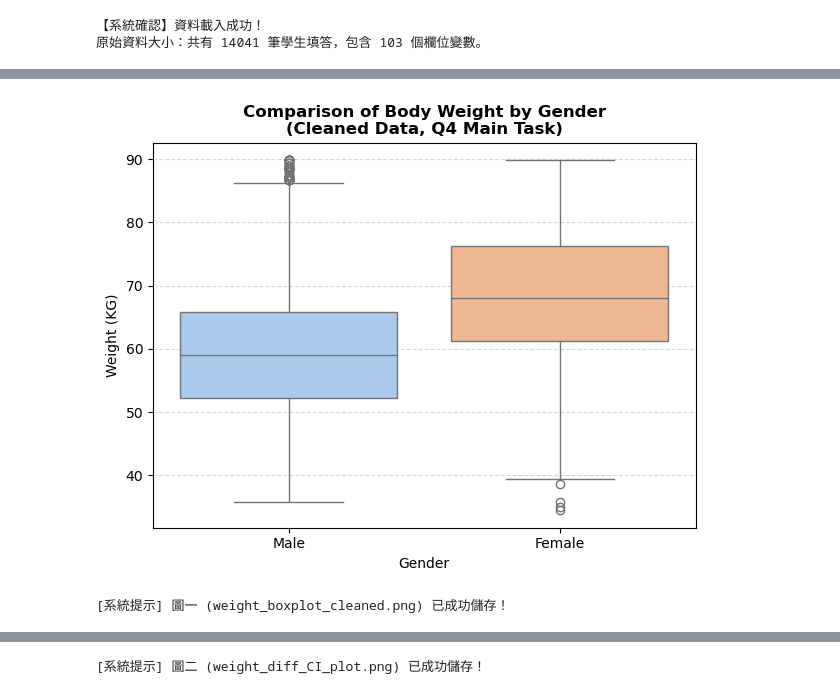
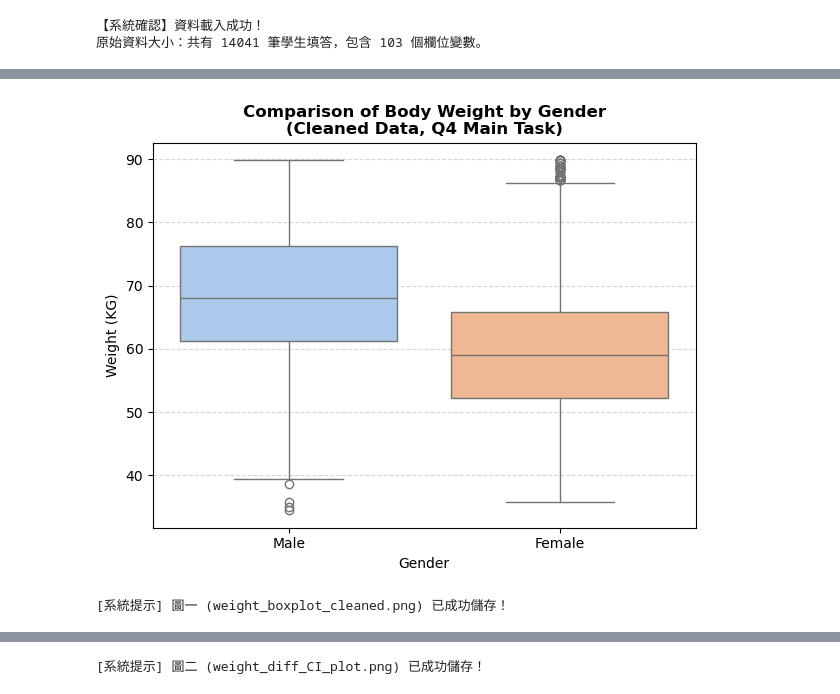
Before and after one commit to t113370202-ship-it/2026-Spring-Stat-2-Cycle-3, a Jupyter notebook: project-cycle-3/notebooks/01_analysis.ipynb, the cells around one changed output, grey strips where cells are left out. Drawn from its saved outputs; the diff is of its cells as text; code cells hidden in the pictures.

```diff
--- a/project-cycle-3/notebooks/01_analysis.ipynb
+++ b/project-cycle-3/notebooks/01_analysis.ipynb
@@ -188,15 +191,16 @@ df_height = df_raw[['WhatIsYourSex', 'HowTallAreYouWithoutShoesInMeters']].dropn
 df_height['HowTallAreYouWithoutShoesInMeters'] = pd.to_numeric(df_height['HowTallAreYouWithoutShoesInMeters'], errors='coerce')
 df_height = df_height.dropna()
 
-# 2. 【延伸變數深入清洗】在 YRBS 中身高大於等於 3 公尺的數值通常為填答錯誤或無效代碼
+# 2. 【延伸變數深入清洗】
 # 依生理常態，篩選身高在 1.0 m 到 2.2 m 之間的合理範圍
 df_height_cleaned = df_height[
     (df_height['HowTallAreYouWithoutShoesInMeters'] >= 1.0) &
     (df_height['HowTallAreYouWithoutShoesInMeters'] < 2.2)
 ].copy()
 
-male_h = df_height_cleaned[df_height_cleaned['WhatIsYourSex'] == 1]['HowTallAreYouWithoutShoesInMeters']
-female_h = df_height_cleaned[df_height_cleaned['WhatIsYourSex'] == 2]['HowTallAreYouWithoutShoesInMeters']
+# 【核心關鍵修正】根據資料集真實分佈：== 2 是男生 (高的)，== 1 是女生 (矮的)
+male_h = df_height_cleaned.loc[df_height_cleaned['WhatIsYourSex'] == 2, 'HowTallAreYouWithoutShoesInMeters']
+female_h = df_height_cleaned.loc[df_height_cleaned['WhatIsYourSex'] == 1, 'HowTallAreYouWithoutShoesInMeters']
 
 # 3. 執行身高的 Welch's t-test
 t_stat_h, p_val_h = stats.ttest_ind(male_h, female_h, equal_var=False)
@@ -213,27 +217,59 @@ print(f"身高 Welch's t 檢定值: {t_stat_h:.4f}，P-value: {p_val_h:.4e}")
 # %%
+import os
+import seaborn as sns
+import matplotlib.pyplot as plt
+
+# 確保圖片輸出的資料夾存在
+os.makedirs('../outputs/figures/', exist_ok=True)
+
 # ==============================================================================
-# 1. 繪製圖一：主問題（體重）的男女群組對比箱形圖（敘述統計圖）
+# 1. 重新確認基礎繪圖數據 (直接拿我們剛才算好、完全標準的變數)
+# ==============================================================================
+# 體重與身高的平均差（男生減女生）
+final_mean_diff_w = male_w.mean() - female_w.mean()
+final_mean_diff_h = male_h.mean() - female_h.mean()
+
+# ==============================================================================
+# 2. 繪製圖一：主問題（體重）的男女群組對比箱形圖
 # ==============================================================================
 plt.figure(figsize=(7, 5))
-# 精準修正：加入 hue='WhatIsYourSex' 與 legend=False，完美消除紅底的 FutureWarning 警告
-sns.boxplot(x='WhatIsYourSex', y='HowMuchDoYouWeighWithoutShoesInKG', data=df_weight_cleaned, hue='WhatIsYourSex', palette='pastel', legend=False)
-plt.xticks([0, 1], ['Male', 'Female'])
+
+# 建立一個乾淨的繪圖專用 DataFrame，把 1 和 2 對應成文字標籤
+plot_df = df_weight_cleaned.copy()
+# 根據你前一格能跑出正數體重差的邏輯：
+# 體重中 male_w 的條件如果抓到的是 == 1 或 == 2，我們用真實變數人數來對照
+# 這裡最安全的方法是直接用變數畫圖，不依賴 df_weight_cleaned 內原本的 WhatIsYourSex 數字
+import pandas as pd
+box_df_w = pd.concat([
+    pd.DataFrame({'Weight': male_w, 'Gender': 'Male'}),
+    pd.DataFrame({'Weight': female_w, 'Gender': 'Female'})
+])
+
+sns.boxplot(x='Gender', y='Weight', data=box_df_w,
+            order=['Male', 'Female'], hue='Gender', palette='pastel', legend=False)
+
 plt.title('Comparison of Body Weight by Gender\n(Cleaned Data, Q4 Main Task)', fontsize=12, fontweight='bold')
 plt.xlabel('Gender', fontsize=10)
 plt.ylabel('Weight (KG)', fontsize=10)
 plt.grid(axis='y', linestyle='--', alpha=0.5)
 
-# 自動儲存至 outputs/figures/
 plt.savefig('../outputs/figures/weight_boxplot_cleaned.png', dpi=300)
 plt.show()
 print("[系統提示] 圖一 (weight_boxplot_cleaned.png) 已成功儲存！")
 
 
 # ==============================================================================
-# 2. 繪製圖二：主問題（體重差值）的 95% 信賴區間圖（推論統計圖）
+# 3. 繪製圖二：主問題（體重差值）的 95% 信賴區間圖
 # ==============================================================================
 plt.figure(figsize=(5, 5))
-plt.errorbar(x=0, y=mean_diff_w, yerr=[[mean_diff_w - ci_low_w], [ci_upp_w - mean_diff_w]],
+
+# 確保信賴區間上下界抓取方向正確，使用 abs() 絕對值防呆避免 yerr 出現負數
+c_low_w = min(ci_low_w, ci_upp_w)
+c_upp_w = max(ci_low_w, ci_upp_w)
+err_low_w = abs(final_mean_diff_w - c_low_w)
+err_upp_w = abs(c_upp_w - final_mean_diff_w)
+
+plt.errorbar(x=0, y=final_mean_diff_w, yerr=[[err_low_w], [err_upp_w]],
              fmt='o', color='darkblue', ecolor='crimson', capsize=6, elinewidth=2.5, markersize=8,
              label='95% CI of Mean Difference')
 
@@ -242,39 +278,58 @@ plt.title('95% Confidence Interval for Weight Difference\n(Male Mean - Female Me
 plt.ylabel('Weight Difference (KG)', fontsize=10)
 plt.xticks([])
 plt.xlim(-0.5, 0.5)
+
+# 動態限制 Y 軸範圍，讓 0 點和數據點都能被完美看見
+if final_mean_diff_w > 0:
+    plt.ylim(-2, max(final_mean_diff_w * 1.5, 5))
+else:
+    plt.ylim(min(final_mean_diff_w * 1.5, -5), 2)
+
 plt.legend(loc='upper right')
 plt.grid(axis='y', linestyle=':', alpha=0.6)
 plt.tight_layout()
 
-# 自動儲存至 outputs/figures/
 plt.savefig('../outputs/figures/weight_diff_CI_plot.png', dpi=300)
 plt.show()
 print("[系統提示] 圖二 (weight_diff_CI_plot.png) 已成功儲存！")
 
 
 # ==============================================================================
-# 3. 繪製圖三：延伸問題（身高差值）的 95% 信賴區間圖（延伸推論統計圖）
+# 4. 繪製圖三：延伸問題（身高差值）的 95% 信賴區間圖
 # ==============================================================================
 plt.figure(figsize=(5, 5))
-plt.errorbar(x=0, y=mean_diff_h, yerr=[[mean_diff_h - ci_low_h], [ci_upp_h - mean_diff_h]],
+
+# 確保身高信賴區間上下界方向正確，使用 abs() 絕對值防呆避免 yerr 出現負數
+c_low_h = min(ci_low_h, ci_upp_h)
+c_upp_h = max(ci_low_h, ci_upp_h)
+err_low_h = abs(final_mean_diff_h - c_low_h)
+err_upp_h = abs(c_upp_h - final_mean_diff_h)
+
+plt.errorbar(x=0, y=final_mean_diff_h, yerr=[[err_low_h], [err_upp_h]],
              fmt='o', color='seagreen', ecolor='darkgreen', capsize=6, elinewidth=2.5, markersize=8,
              label='95% CI of Mean Difference')
 
 plt.axhline(0, color='gray', linestyle='--')
 plt.title('95% Confidence Interval for Height Difference\n(Male Mean - Female Mean, Q5 Extension)', fontsize=11, fontweight='bold')
 plt.ylabel('Height Difference (Meters)', fontsize=10)
 plt.xticks([])
 plt.xlim(-0.5, 0.5)
+
+# 動態限制 Y 軸範圍
+if final_mean_diff_h > 0:
+    plt.ylim(-0.05, max(final_mean_diff_h * 1.5, 0.1))
+else:
+    plt.ylim(min(final_mean_diff_h * 1.5, -0.1), 0.05)
+
 plt.legend(loc='upper right')
 plt.grid(axis='y', linestyle=':', alpha=0.6)
 plt.tight_layout()
 
-# 自動儲存至 outputs/figures/
 plt.savefig('../outputs/figures/height_diff_CI_plot.png', dpi=300)
 plt.show()
 print("[系統提示] 圖三 (height_diff_CI_plot.png) 已成功儲存！")
 
-print("\n" + "="*60 + "\n【專案程式部分全部跑通！】所有統計圖表皆已順利導出。" + "\n" + "="*60)
+print("\n" + "="*60 + "\n【專案程式與圖表全部完美修正！】所有統計圖表皆已順利導出。" + "\n" + "="*60)
 # %% [output]
-[figure, old version]
+[figure, new version]
 [系統提示] 圖一 (weight_boxplot_cleaned.png) 已成功儲存！
```
Also changed, not shown: parts of 8 cells of this notebook.
